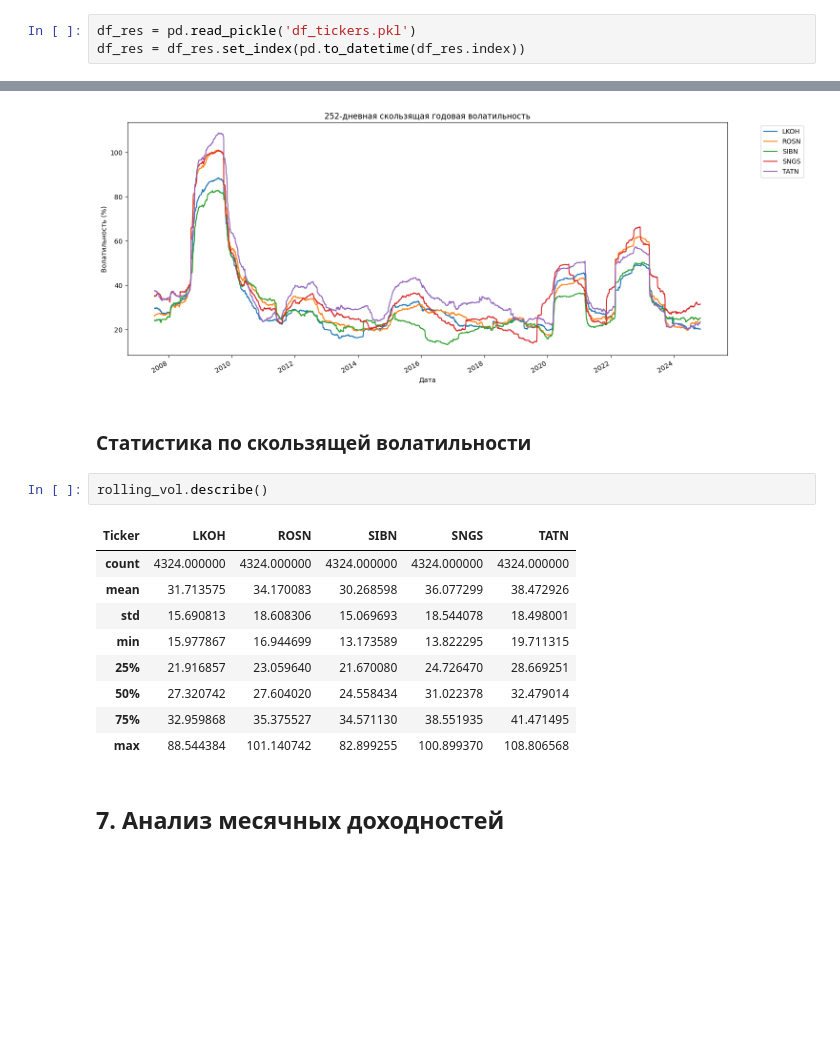
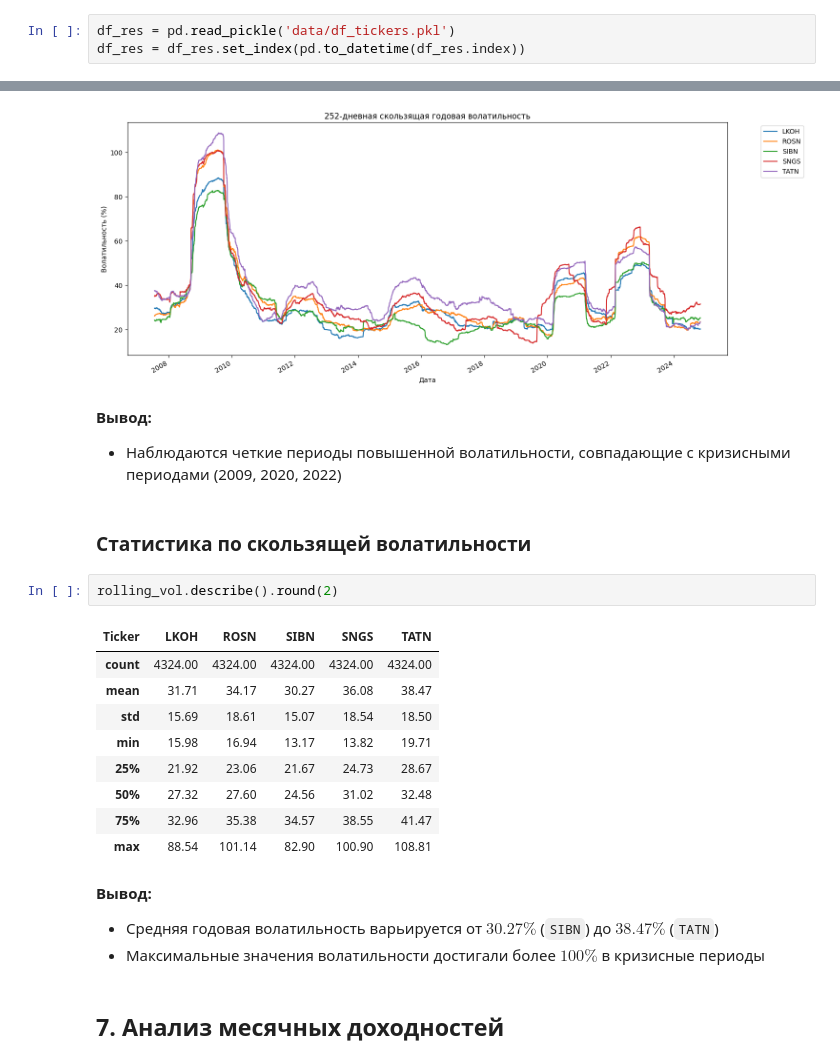
Before and after one commit to Avvonna/AI-YP24-75, a Jupyter notebook: 1_Tickers_EDA.ipynb, the cells around one changed output, grey strips where cells are left out. Saved outputs shown, nothing was run; the diff lists cells and outputs as text; blank space fills up the shorter version.

```diff
--- a/ideas/v1.ipynb
+++ b/1_Tickers_EDA.ipynb
@@ -142,5 +143,5 @@ end_date = date.today().strftime('%Y-%m-%d')
 # %%
-df_res = pd.read_pickle('df_tickers.pkl')
+df_res = pd.read_pickle('data/df_tickers.pkl')
 df_res = df_res.set_index(pd.to_datetime(df_res.index))
 # %% [markdown]
 Далее будем рассматривать только цены закрытия
@@ -389,20 +415,29 @@ plt.show()
 # %% [output]
 [figure]
 [figure]
+# %% [markdown]
+**Вывод:**
+
+- Наблюдаются четкие периоды повышенной волатильности, совпадающие с кризисными периодами (2009, 2020, 2022)
 # %% [markdown]
 ### Статистика по скользящей волатильности
 # %%
-rolling_vol.describe()
+rolling_vol.describe().round(2)
 # %% [output]
 | Ticker | LKOH | ROSN | SIBN | SNGS | TATN |
-| count | 4324.000000 | 4324.000000 | 4324.000000 | 4324.000000 | 4324.000000 |
-| mean | 31.713575 | 34.170083 | 30.268598 | 36.077299 | 38.472926 |
-| std | 15.690813 | 18.608306 | 15.069693 | 18.544078 | 18.498001 |
-| min | 15.977867 | 16.944699 | 13.173589 | 13.822295 | 19.711315 |
-| 25% | 21.916857 | 23.059640 | 21.670080 | 24.726470 | 28.669251 |
-| 50% | 27.320742 | 27.604020 | 24.558434 | 31.022378 | 32.479014 |
-| 75% | 32.959868 | 35.375527 | 34.571130 | 38.551935 | 41.471495 |
-| max | 88.544384 | 101.140742 | 82.899255 | 100.899370 | 108.806568 |
+| count | 4324.00 | 4324.00 | 4324.00 | 4324.00 | 4324.00 |
+| mean | 31.71 | 34.17 | 30.27 | 36.08 | 38.47 |
+| std | 15.69 | 18.61 | 15.07 | 18.54 | 18.50 |
+| min | 15.98 | 16.94 | 13.17 | 13.82 | 19.71 |
+| 25% | 21.92 | 23.06 | 21.67 | 24.73 | 28.67 |
+| 50% | 27.32 | 27.60 | 24.56 | 31.02 | 32.48 |
+| 75% | 32.96 | 35.38 | 34.57 | 38.55 | 41.47 |
+| max | 88.54 | 101.14 | 82.90 | 100.90 | 108.81 |
+# %% [markdown]
+**Вывод:**
+
+- Средняя годовая волатильность варьируется от $30.27\%$ (`SIBN`) до $38.47\%$ (`TATN`)
+- Максимальные значения волатильности достигали более $100\%$ в кризисные периоды
 # %% [markdown]
 ## 7. Анализ месячных доходностей
 # %% [markdown]
```
Also changed, not shown: parts of 16 cells of this notebook, 4 other files.
